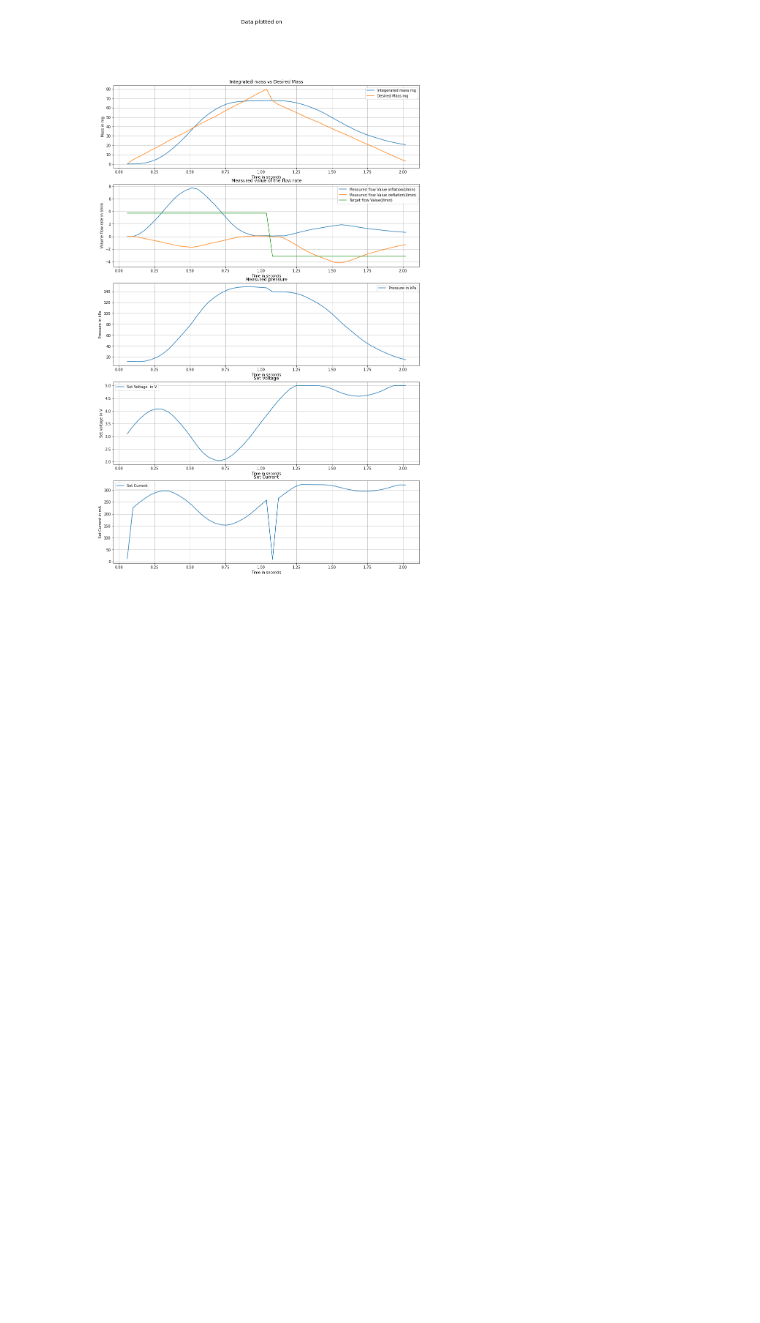
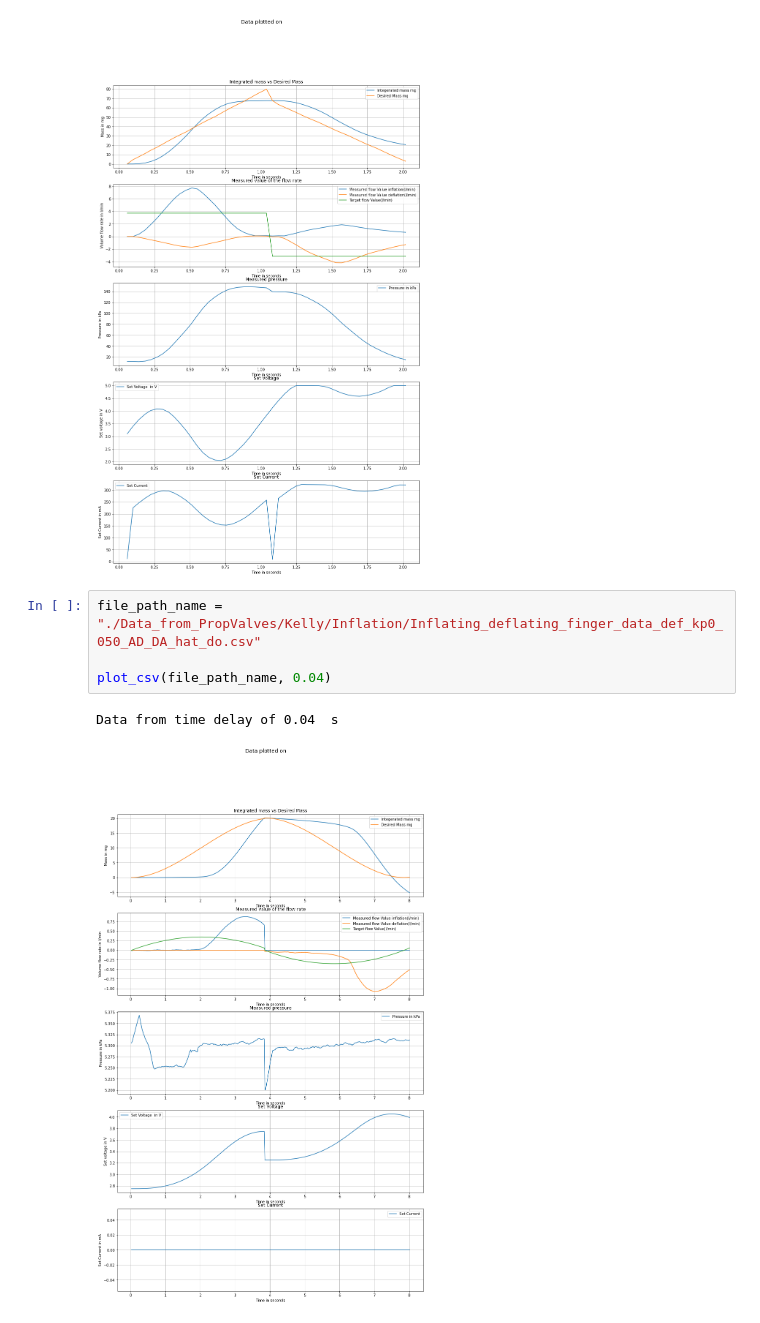
Before and after one commit to pmkumar1308/RPi-read-flow-sensor, a Jupyter notebook: Inflating_deflating_kelly_new.ipynb, the cells around one changed output. Drawn from its saved outputs; the diff is of its cells as text; blank space fills up the shorter version.

```diff
--- a/Inflating_deflating_kelly_new.ipynb
+++ b/Inflating_deflating_kelly_new.ipynb
@@ -93,3 +89,10 @@ plot_csv(file_path_name, 0.04)
 # %% [output]
 Data from time delay of 0.04  s
 [figure]
+# %%
+file_path_name = "./Data_from_PropValves/Kelly/Inflation/Inflating_deflating_finger_data_def_kp0_050_AD_DA_hat_do.csv"
+
+plot_csv(file_path_name, 0.04)
+# %% [output]
+Data from time delay of 0.04  s
+[figure, added]
```
Also changed, not shown: parts of 1 cell of this notebook, 2 other files.
